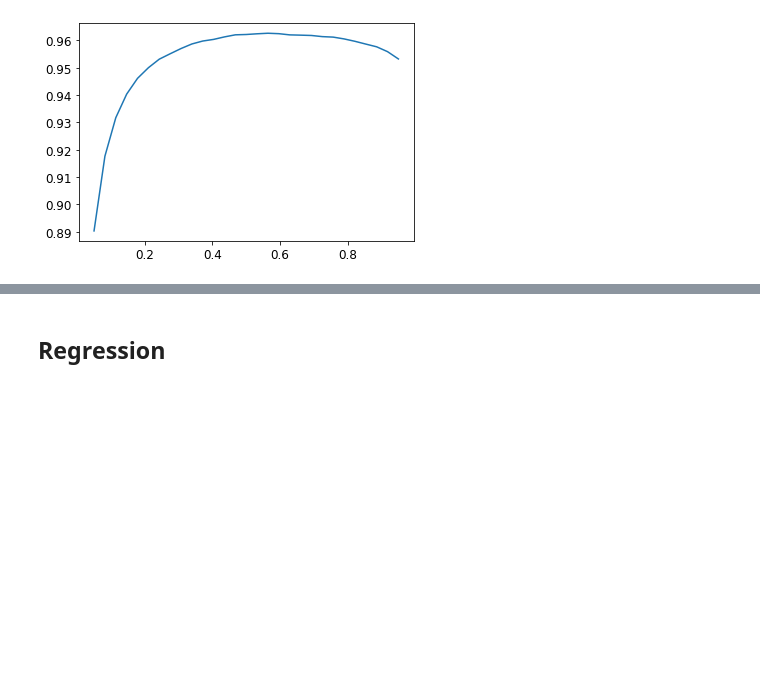
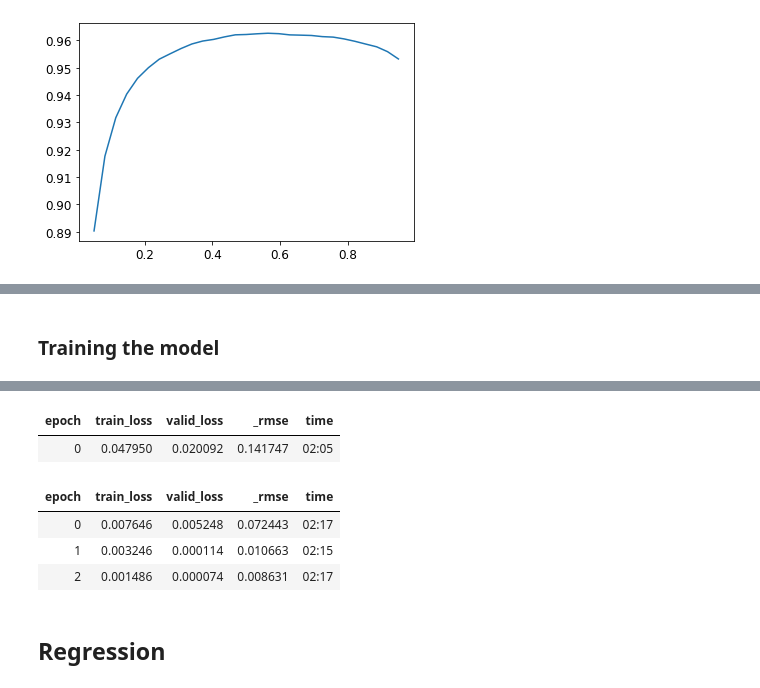
Before and after one commit to epm2wi/fastbook, a Jupyter notebook: clean/06_multicat.ipynb, the cells around one changed output, grey strips where cells are left out. Saved outputs shown, nothing was run; the diff lists cells and outputs as text; code cells hidden in the pictures; blank space fills up the shorter version.

```diff
--- a/clean/06_multicat.ipynb
+++ b/clean/06_multicat.ipynb
@@ -430,0 +475,6 @@ plt.plot(xs,accs);
+# %% [markdown]
+### Training the model
+# %%
+reg_learner=cnn_learner(dls,resnet18,metrics=rmse,y_range=(-1,1))
+reg_learner.fine_tune(3,1e-2)
+# %% [output]
@@ -431,3 +482,9 @@ plt.plot(xs,accs);
+| epoch | train_loss | valid_loss | _rmse | time |
+| 0 | 0.047950 | 0.020092 | 0.141747 | 02:05 |
+| epoch | train_loss | valid_loss | _rmse | time |
+| 0 | 0.007646 | 0.005248 | 0.072443 | 02:17 |
+| 1 | 0.003246 | 0.000114 | 0.010663 | 02:15 |
+| 2 | 0.001486 | 0.000074 | 0.008631 | 02:17 |
 # %% [markdown]
 ## Regression
 # %% [markdown]
```
Also changed, not shown: parts of 25 cells of this notebook.
